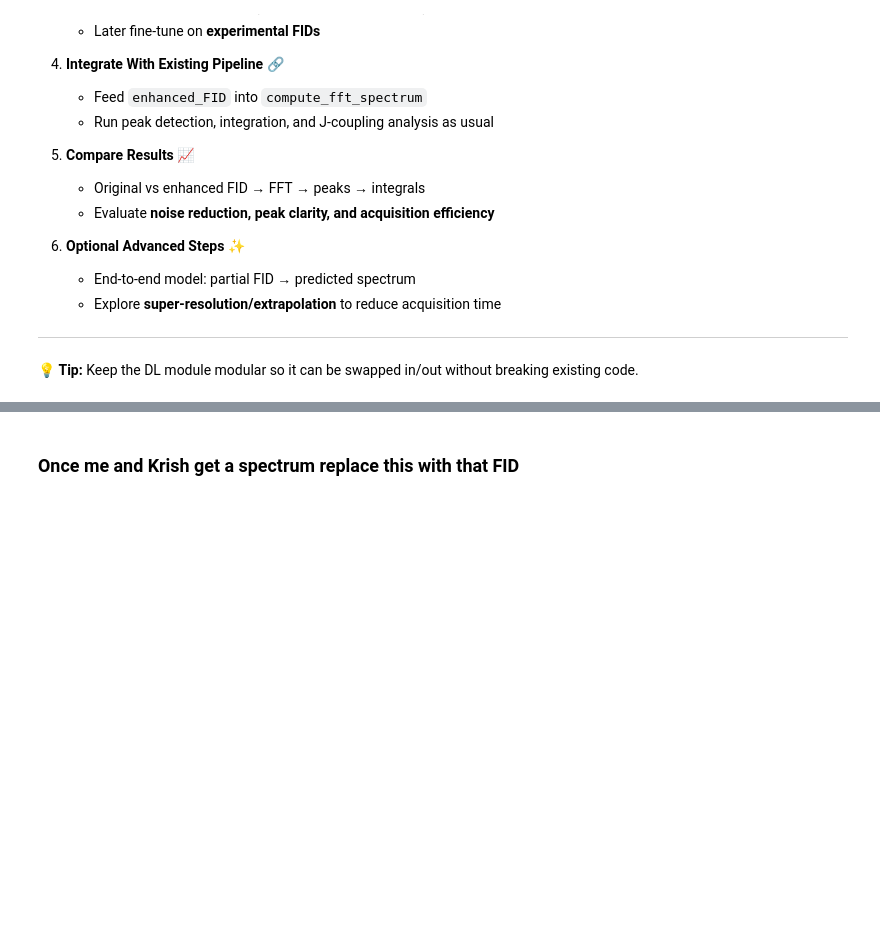
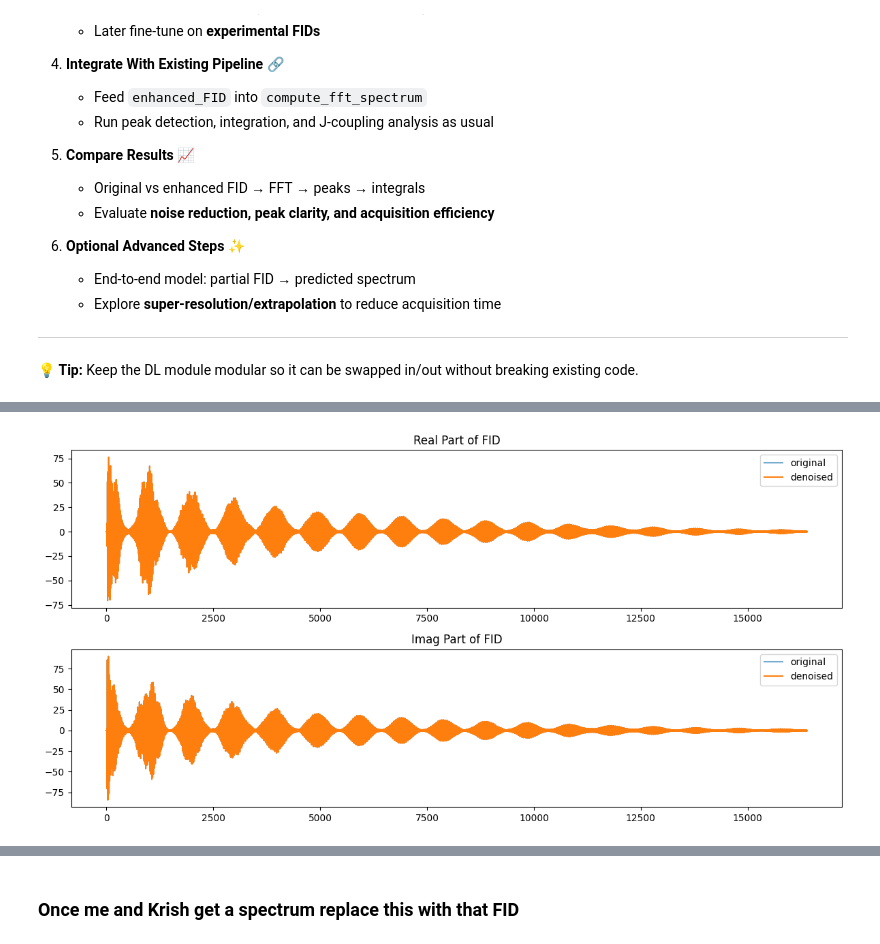
Before and after one commit to Quintinlf/NMR-Project, a Jupyter notebook: deep_learning_model.ipynb, the cells around one changed output, grey strips where cells are left out. Cells and saved outputs as stored; diff of their text form; code cells hidden in the pictures; blank space fills up the shorter version.

```diff
--- a/deep_learning_model.ipynb
+++ b/deep_learning_model.ipynb
@@ -36,0 +273,84 @@ import numpy as np
+# %%
+model_physics = DenoiseNetPhysics().apply(_init_weights).to(device)
+opt = torch.optim.Adam(model_physics.parameters(), lr=8e-4, weight_decay=1e-4)
+
+# ---- 6) Curriculum training with combined_loss ----
+EPOCHS = 3
+STEPS_PER_EPOCH = 40
+BATCH_SIZE = 8
+CROP_LEN = 2048
+NOISE_SCHEDULE = [0.04, 0.035, 0.03]  # per-epoch noise (post tail-RMS scale)
+# %%
+
+print("\nTraining with combined loss...")
+t0 = time.perf_counter()
+for ep in range(EPOCHS):
+    model_physics.train()
+    running = 0.0
+    sn = NOISE_SCHEDULE[min(ep, len(NOISE_SCHEDULE) - 1)]
+    for _ in range(STEPS_PER_EPOCH):
+        x, y = synth_batch_phys(batch_size=BATCH_SIZE, L=CROP_LEN, snr_std=sn, colored_noise=True)
+        opt.zero_grad(set_to_none=True)
+        with autocast(enabled=use_cuda):
+            pred = model_physics(x)
+            loss = combined_loss(pred, y, dt=dt)
+        scaler.scale(loss).backward()
+        scaler.step(opt)
+        scaler.update()
+        running += float(loss)
+
+    # Validation snapshot vs baseline at target noise
+    model_physics.eval()
+    with torch.no_grad():
+        xv, yv = synth_batch_phys(batch_size=64, L=CROP_LEN, snr_std=NOISE_SCHEDULE[-1], colored_noise=True)
+        with autocast(enabled=use_cuda):
+            pv = model_physics(xv)
+        mse_noisy = torch.mean((xv - yv) ** 2).item()
+        mse_pred = torch.mean((pv - yv) ** 2).item()
+        snr_impr_db = 20 * math.log10((mse_noisy ** 0.5) / max(mse_pred ** 0.5, 1e-12))
+    print(f"epoch {ep+1}: train_loss={running/STEPS_PER_EPOCH:.6f} | val base={mse_noisy:.6f} model={mse_pred:.6f} ΔSNR={snr_impr_db:.2f} dB")
+
+print(f"train time: {time.perf_counter()-t0:.1f}s")
+
+# ---- 7) Overfit a single real FID (sanity check) ----
+print("\nOverfitting single real FID (sanity check)...")
+model_physics.train()
+x_real = fid_tensor.clone()  # (1,2,L)
+y_real = x_real.clone()
+opt_overfit = torch.optim.Adam(model_physics.parameters(), lr=1e-3)
+for i in range(200):
+    opt_overfit.zero_grad(set_to_none=True)
+    with autocast(enabled=use_cuda):
+        pred = model_physics(x_real)
+        loss = combined_loss(pred, y_real, dt=dt)
+    scaler.scale(loss).backward()
+    scaler.step(opt_overfit)
+    scaler.update()
+    if (i + 1) % 50 == 0:
+        print(f"step {i+1}: loss={float(loss):.6e}")
+
+# ---- 8) Inference on real FID + plots ----
+model_physics.eval()
+with torch.no_grad():
+    with autocast(enabled=use_cuda):
+        denoised = model_physics(fid_tensor).cpu()  # (1,2,L)
+
+print("\nShapes → input:", tuple(fid_tensor.shape), "denoised:", tuple(denoised.shape))
+
+plt.figure(figsize=(12, 6))
+plt.subplot(2, 1, 1)
+plt.title("Real Part of FID")
+plt.plot(fid_tensor[0, 0].detach().cpu().numpy(), label="original", alpha=0.6)
+plt.plot(denoised[0, 0].detach().cpu().numpy(), label="denoised", lw=1.5)
+plt.legend()
+
+plt.subplot(2, 1, 2)
+plt.title("Imag Part of FID")
+plt.plot(fid_tensor[0, 1].detach().cpu().numpy(), label="original", alpha=0.6)
+plt.plot(denoised[0, 1].detach().cpu().numpy(), label="denoised", lw=1.5)
+plt.legend()
+plt.tight_layout()
+plt.show()
+
+print("Done. This cell trained with combined_loss (normalized freq/envelope), validated ΔSNR, overfit a real FID, and plotted results.")
+# %% [output]
@@ -36,0 +370 @@ import numpy as np
+[figure, added]
```
Also changed, not shown: parts of 14 cells of this notebook, 9 other files.
